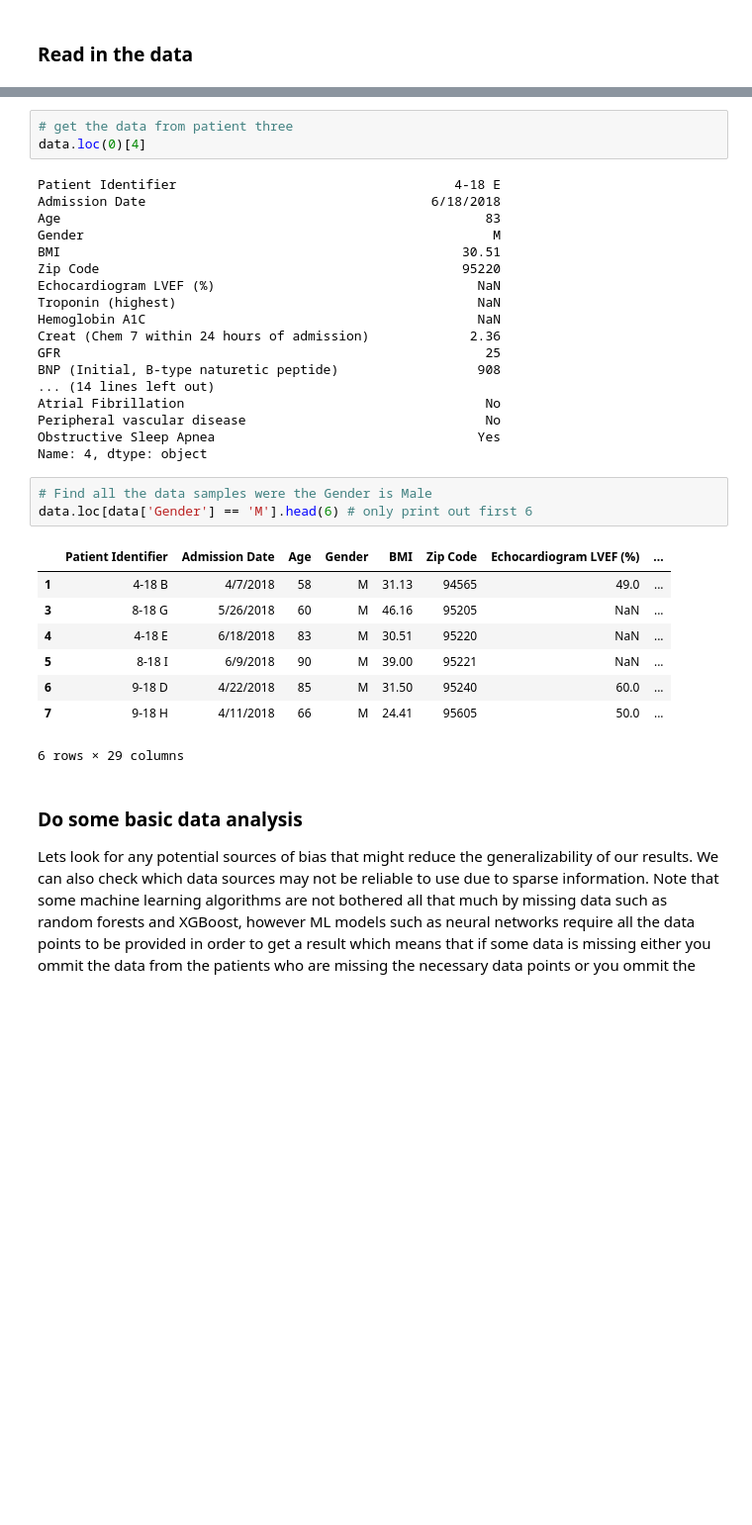
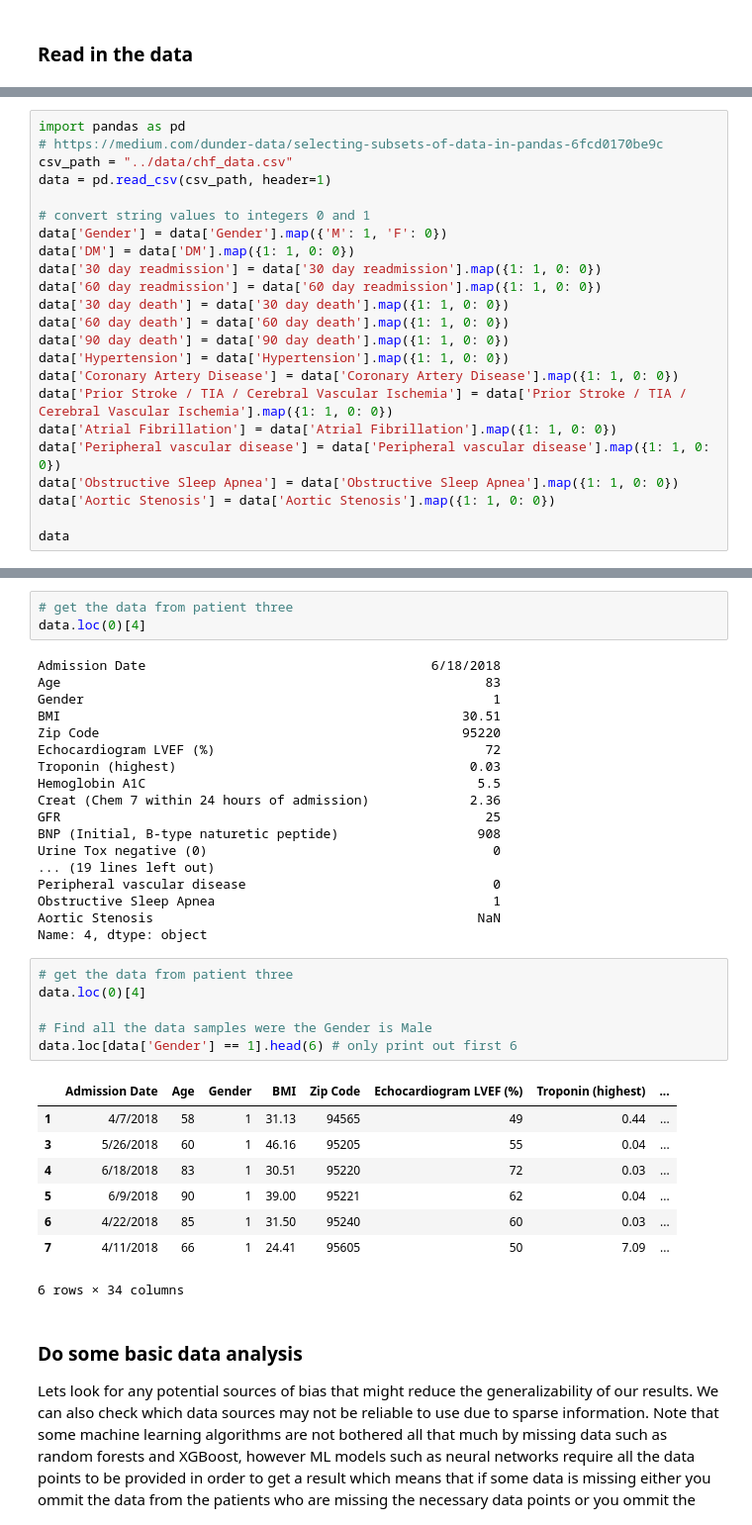
Before and after one commit to Michael-Equi/hfr, a Jupyter notebook: notebooks/hfr-ml-comparison.ipynb, the cells around one changed output, grey strips where cells are left out. Shown at 99% size. Drawn from its saved outputs; the diff is of its cells as text; blank space fills up the shorter version.

```diff
--- a/notebooks/hfr-ml-comparison.ipynb
+++ b/notebooks/hfr-ml-comparison.ipynb
@@ -26,0 +7,23 @@ data
+# %%
+import pandas as pd
+# https://medium.com/dunder-data/selecting-subsets-of-data-in-pandas-6fcd0170be9c
+csv_path = "../data/chf_data.csv"
+data = pd.read_csv(csv_path, header=1)
+
+# convert string values to integers 0 and 1
+data['Gender'] = data['Gender'].map({'M': 1, 'F': 0})
+data['DM'] = data['DM'].map({1: 1, 0: 0})
+data['30 day readmission'] = data['30 day readmission'].map({1: 1, 0: 0})
+data['60 day readmission'] = data['60 day readmission'].map({1: 1, 0: 0})
+data['30 day death'] = data['30 day death'].map({1: 1, 0: 0})
+data['60 day death'] = data['60 day death'].map({1: 1, 0: 0})
+data['90 day death'] = data['90 day death'].map({1: 1, 0: 0})
+data['Hypertension'] = data['Hypertension'].map({1: 1, 0: 0})
+data['Coronary Artery Disease'] = data['Coronary Artery Disease'].map({1: 1, 0: 0})
+data['Prior Stroke / TIA / Cerebral Vascular Ischemia'] = data['Prior Stroke / TIA / Cerebral Vascular Ischemia'].map({1: 1, 0: 0})
+data['Atrial Fibrillation'] = data['Atrial Fibrillation'].map({1: 1, 0: 0})
+data['Peripheral vascular disease'] = data['Peripheral vascular disease'].map({1: 1, 0: 0})
+data['Obstructive Sleep Apnea'] = data['Obstructive Sleep Apnea'].map({1: 1, 0: 0})
+data['Aortic Stenosis'] = data['Aortic Stenosis'].map({1: 1, 0: 0})
+
+data
@@ -28,35 +45,38 @@ data
 # get the data from patient three
 data.loc(0)[4]
 # %% [output]
-Patient Identifier                                    4-18 E
 Admission Date                                     6/18/2018
 Age                                                       83
-Gender                                                     M
+Gender                                                     1
 BMI                                                    30.51
 Zip Code                                               95220
-Echocardiogram LVEF (%)                                  NaN
-Troponin (highest)                                       NaN
-Hemoglobin A1C                                           NaN
+Echocardiogram LVEF (%)                                   72
+Troponin (highest)                                      0.03
+Hemoglobin A1C                                           5.5
 Creat (Chem 7 within 24 hours of admission)             2.36
 GFR                                                       25
 BNP (Initial, B-type naturetic peptide)                  908
-... (14 lines left out)
-Atrial Fibrillation                                       No
-Peripheral vascular disease                               No
-Obstructive Sleep Apnea                                  Yes
+Urine Tox negative (0)                                     0
+... (19 lines left out)
+Peripheral vascular disease                                0
+Obstructive Sleep Apnea                                    1
+Aortic Stenosis                                          NaN
 Name: 4, dtype: object
 # %%
+# get the data from patient three
+data.loc(0)[4]
+
 # Find all the data samples were the Gender is Male
-data.loc[data['Gender'] == 'M'].head(6) # only print out first 6
+data.loc[data['Gender'] == 1].head(6) # only print out first 6
 # %% [output]
-|  | Patient Identifier | Admission Date | Age | Gender | BMI | Zip Code | Echocardiogram LVEF (%) | ... |
-| 1 | 4-18 B | 4/7/2018 | 58 | M | 31.13 | 94565 | 49.0 | ... |
-| 3 | 8-18 G | 5/26/2018 | 60 | M | 46.16 | 95205 | NaN | ... |
-| 4 | 4-18 E | 6/18/2018 | 83 | M | 30.51 | 95220 | NaN | ... |
-| 5 | 8-18 I | 6/9/2018 | 90 | M | 39.00 | 95221 | NaN | ... |
-| 6 | 9-18 D | 4/22/2018 | 85 | M | 31.50 | 95240 | 60.0 | ... |
-| 7 | 9-18 H | 4/11/2018 | 66 | M | 24.41 | 95605 | 50.0 | ... |
+|  | Admission Date | Age | Gender | BMI | Zip Code | Echocardiogram LVEF (%) | Troponin (highest) | ... |
+| 1 | 4/7/2018 | 58 | 1 | 31.13 | 94565 | 49 | 0.44 | ... |
+| 3 | 5/26/2018 | 60 | 1 | 46.16 | 95205 | 55 | 0.04 | ... |
+| 4 | 6/18/2018 | 83 | 1 | 30.51 | 95220 | 72 | 0.03 | ... |
+| 5 | 6/9/2018 | 90 | 1 | 39.00 | 95221 | 62 | 0.04 | ... |
+| 6 | 4/22/2018 | 85 | 1 | 31.50 | 95240 | 60 | 0.03 | ... |
+| 7 | 4/11/2018 | 66 | 1 | 24.41 | 95605 | 50 | 7.09 | ... |
-6 rows × 29 columns
+6 rows × 34 columns
 # %% [markdown]
 ### Do some basic data analysis
 
```
Also changed, not shown: parts of 18 cells of this notebook, 1 other file.
